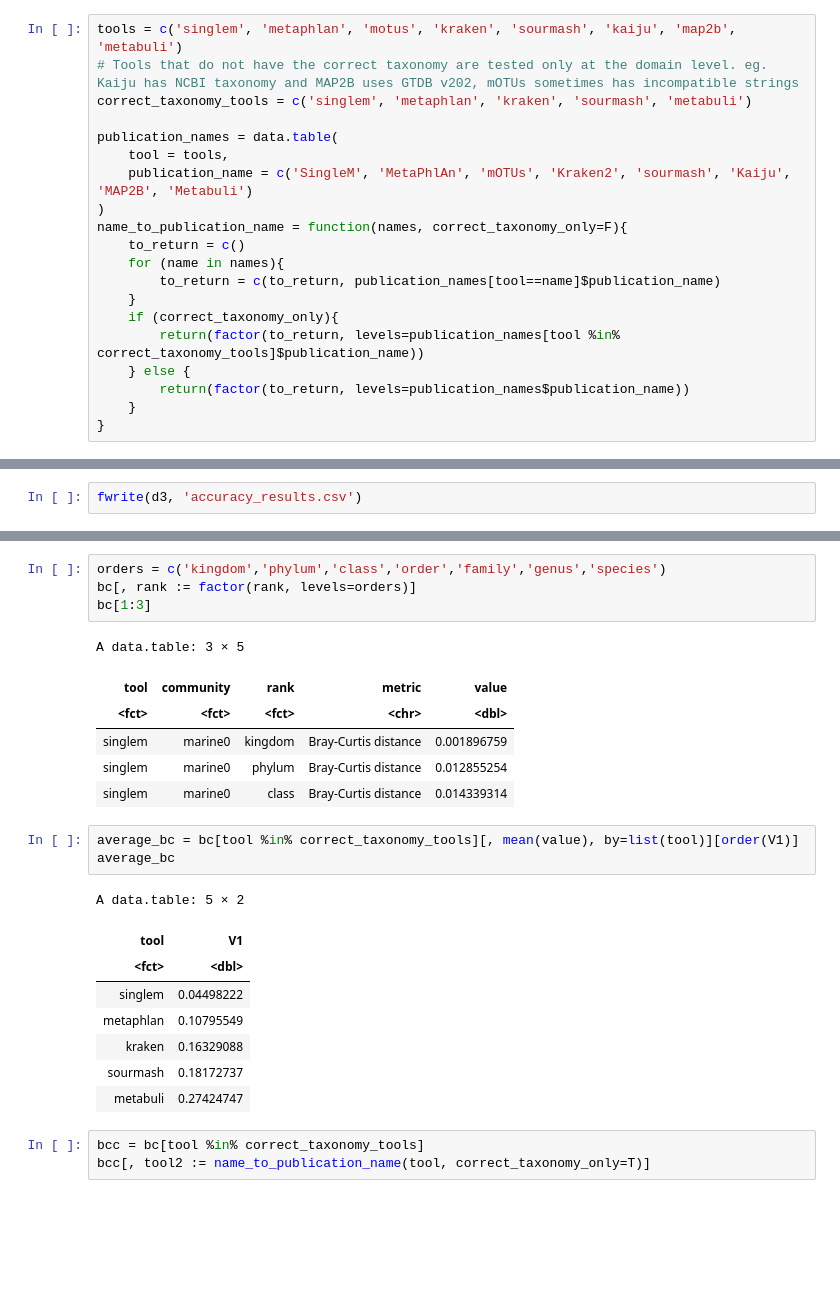
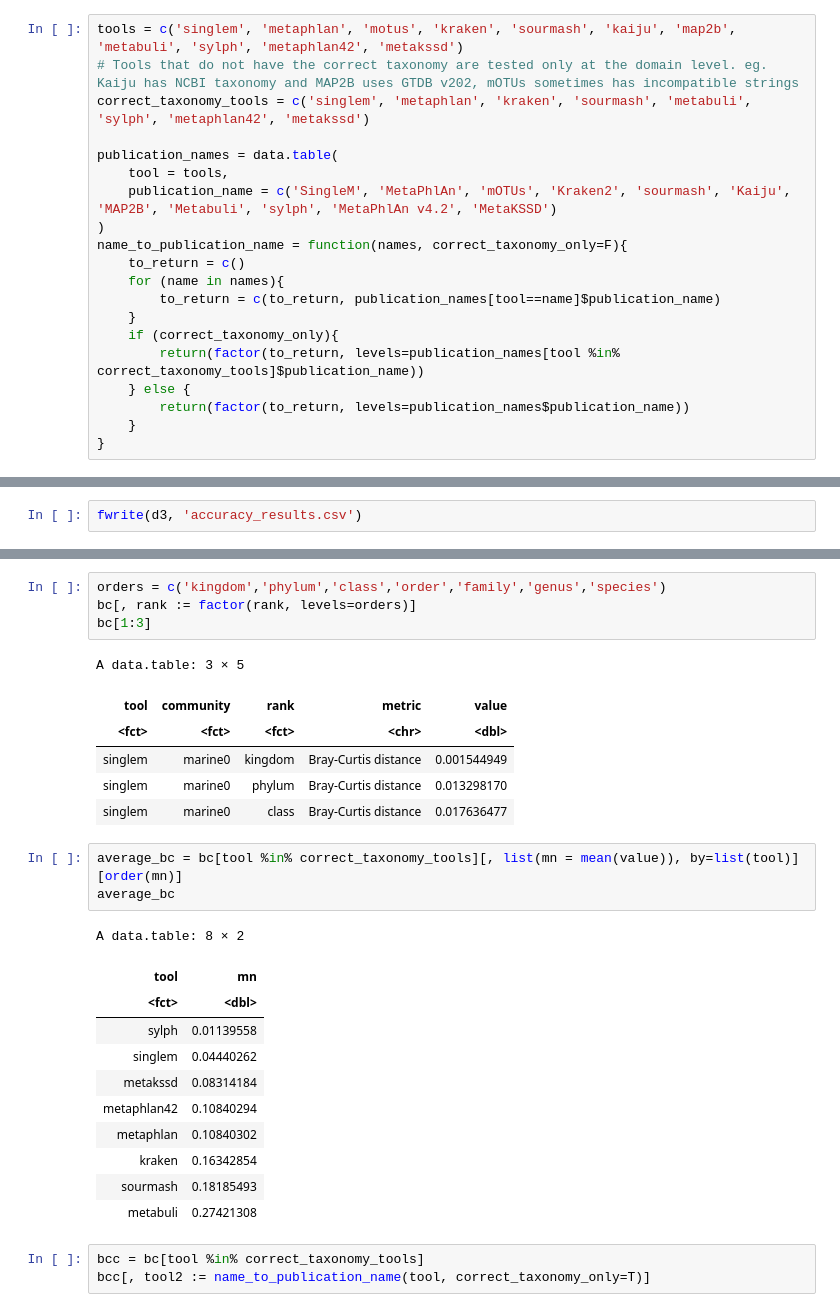
Before and after one commit to wwood/singlem-benchmarking, a Jupyter notebook: 1_novel_strains/plot.ipynb, the cells around one changed output, grey strips where cells are left out. Cells and saved outputs as stored; diff of their text form; blank space fills up the shorter version.

```diff
--- a/1_novel_strains/plot.ipynb
+++ b/1_novel_strains/plot.ipynb
@@ -3,13 +3,13 @@ library(ggplot2)
 library(data.table)
 theme_set(theme_bw())
 # %%
-tools = c('singlem', 'metaphlan', 'motus', 'kraken', 'sourmash', 'kaiju', 'map2b', 'metabuli')
+tools = c('singlem', 'metaphlan', 'motus', 'kraken', 'sourmash', 'kaiju', 'map2b', 'metabuli', 'sylph', 'metaphlan42', 'metakssd')
 # Tools that do not have the correct taxonomy are tested only at the domain level. eg. Kaiju has NCBI taxonomy and MAP2B uses GTDB v202, mOTUs sometimes has incompatible strings
-correct_taxonomy_tools = c('singlem', 'metaphlan', 'kraken', 'sourmash', 'metabuli')
+correct_taxonomy_tools = c('singlem', 'metaphlan', 'kraken', 'sourmash', 'metabuli', 'sylph', 'metaphlan42', 'metakssd')
 
 publication_names = data.table(
     tool = tools,
-    publication_name = c('SingleM', 'MetaPhlAn', 'mOTUs', 'Kraken2', 'sourmash', 'Kaiju', 'MAP2B', 'Metabuli')
+    publication_name = c('SingleM', 'MetaPhlAn', 'mOTUs', 'Kraken2', 'sourmash', 'Kaiju', 'MAP2B', 'Metabuli', 'sylph', 'MetaPhlAn v4.2', 'MetaKSSD')
 )
 name_to_publication_name = function(names, correct_taxonomy_only=F){
     to_return = c()
@@ -106,21 +106,24 @@ bc[1:3]
 A data.table: 3 × 5
 | tool | community | rank | metric | value |
 | <fct> | <fct> | <fct> | <chr> | <dbl> |
-| singlem | marine0 | kingdom | Bray-Curtis distance | 0.001896759 |
-| singlem | marine0 | phylum | Bray-Curtis distance | 0.012855254 |
-| singlem | marine0 | class | Bray-Curtis distance | 0.014339314 |
+| singlem | marine0 | kingdom | Bray-Curtis distance | 0.001544949 |
+| singlem | marine0 | phylum | Bray-Curtis distance | 0.013298170 |
+| singlem | marine0 | class | Bray-Curtis distance | 0.017636477 |
 # %%
-average_bc = bc[tool %in% correct_taxonomy_tools][, mean(value), by=list(tool)][order(V1)]
+average_bc = bc[tool %in% correct_taxonomy_tools][, list(mn = mean(value)), by=list(tool)][order(mn)]
 average_bc
 # %% [output]
-A data.table: 5 × 2
+A data.table: 8 × 2
-| tool | V1 |
+| tool | mn |
 | <fct> | <dbl> |
-| singlem | 0.04498222 |
-| metaphlan | 0.10795549 |
-| kraken | 0.16329088 |
-| sourmash | 0.18172737 |
-| metabuli | 0.27424747 |
+| sylph | 0.01139558 |
+| singlem | 0.04440262 |
+| metakssd | 0.08314184 |
+| metaphlan42 | 0.10840294 |
+| metaphlan | 0.10840302 |
+| kraken | 0.16342854 |
+| sourmash | 0.18185493 |
+| metabuli | 0.27421308 |
 # %%
 bcc = bc[tool %in% correct_taxonomy_tools]
 bcc[, tool2 := name_to_publication_name(tool, correct_taxonomy_only=T)]
```
Also changed, not shown: parts of 29 cells of this notebook, 27 other files.
